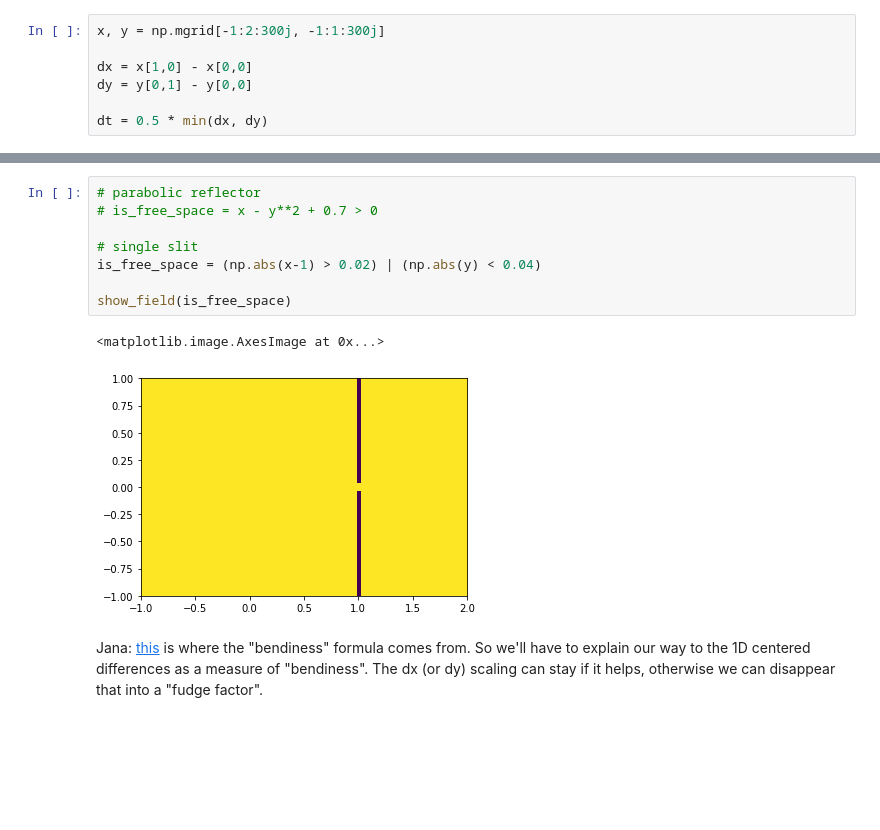
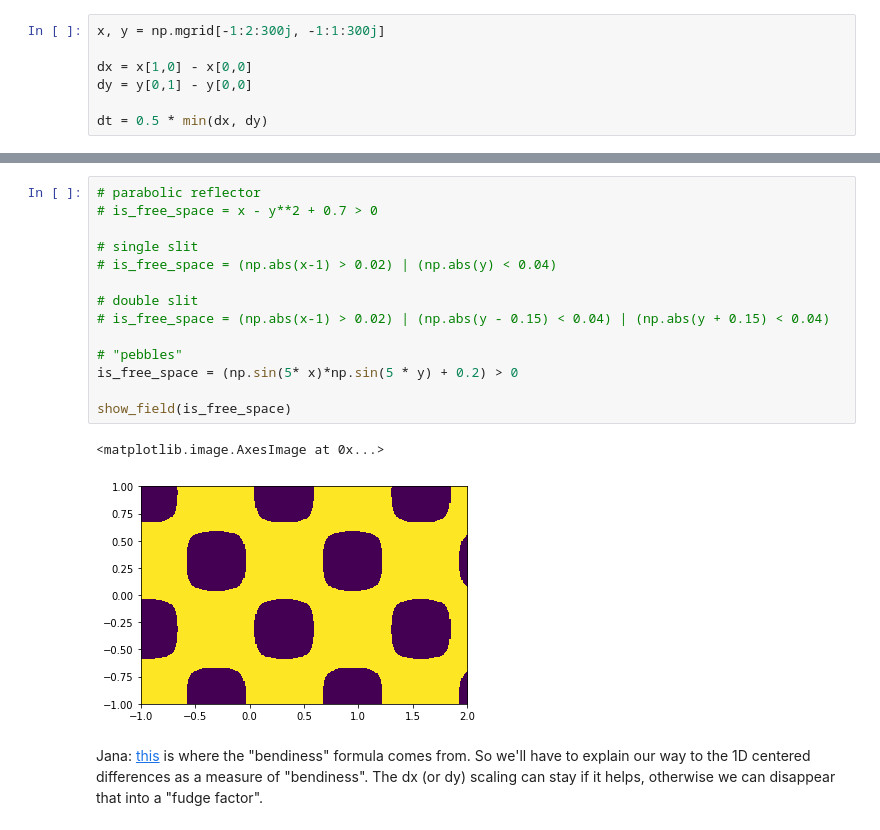
Before and after one commit to inducer/splash-activities, a Jupyter notebook: Simulated Wave Pool.ipynb, the cells around one changed output, grey strips where cells are left out. Drawn from its saved outputs; the diff is of its cells as text; blank space fills up the shorter version.

Commit message:
Add 'pebbles' BC to wave pool

```diff
--- a/Simulated Wave Pool.ipynb
+++ b/Simulated Wave Pool.ipynb
@@ -36,14 +36,20 @@ show_field(initial_field)
 # %%
 # parabolic reflector
 # is_free_space = x - y**2 + 0.7 > 0
 
 # single slit
-is_free_space = (np.abs(x-1) > 0.02) | (np.abs(y) < 0.04)
+# is_free_space = (np.abs(x-1) > 0.02) | (np.abs(y) < 0.04)
+
+# double slit
+# is_free_space = (np.abs(x-1) > 0.02) | (np.abs(y - 0.15) < 0.04) | (np.abs(y + 0.15) < 0.04)
+
+# "pebbles"
+is_free_space = (np.sin(5* x)*np.sin(5 * y) + 0.2) > 0
 
 show_field(is_free_space)
 # %% [output]
 <matplotlib.image.AxesImage at 0x...>
-[figure, old version]
+[figure, new version]
 # %% [markdown]
 Jana: [this](https://en.wikipedia.org/wiki/Finite_difference#Higher-order_differences) is where the "bendiness" formula comes from. So we'll have to explain our way to the 1D centered differences as a measure of "bendiness". The dx (or dy) scaling can stay if it helps, otherwise we can disappear that into a "fudge factor".
 # %%
```
Also changed, not shown: parts of 2 cells of this notebook.
